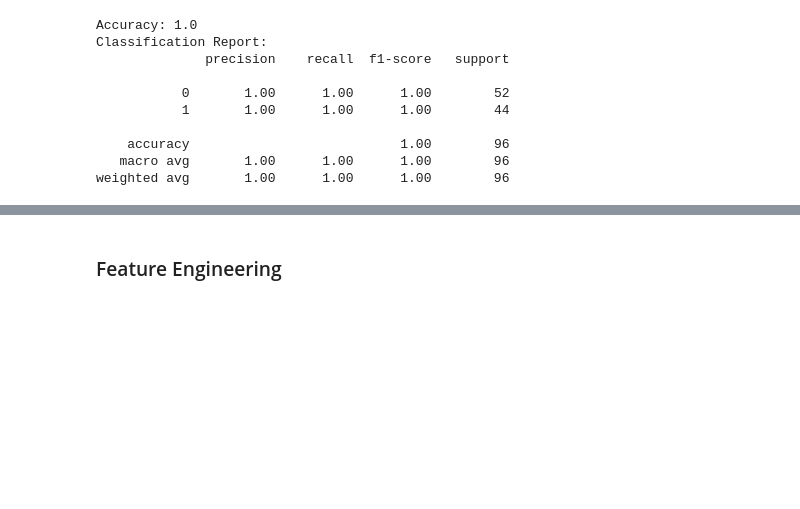
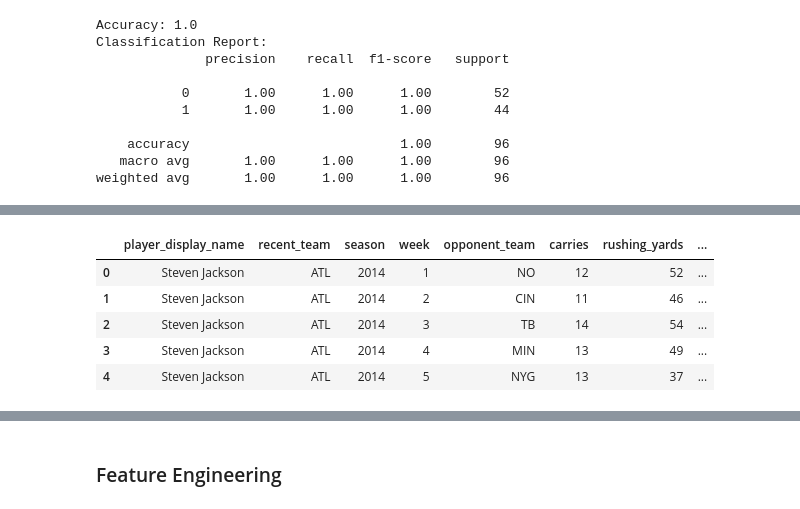
Before and after one commit to DBAfox/Team-USA-Football, a Jupyter notebook: NFL Dream Team.ipynb, the cells around one changed output, grey strips where cells are left out. Cells and saved outputs as stored; diff of their text form; code cells hidden in the pictures; blank space fills up the shorter version.

```diff
--- a/NFL Dream Team.ipynb
+++ b/NFL Dream Team.ipynb
@@ -293,0 +297,10 @@ weighted avg       1.00      1.00      1.00        96
+# %%
+#now lets move back to the offense and seperate by position for our 3 analyses
+# Filter for quarterbacks
+qbs_df = stats_df[stats_df['position'] == 'QB']
+
+# Filter for rushers (RBs and FBs)
+rushers_df = stats_df[stats_df['position'].isin(['RB', 'FB', 'HB'])]
+
+# Filter for receivers (WRs and TEs)
+receivers_df = stats_df[stats_df['position'].isin(['WR', 'TE'])]
@@ -293,0 +436,53 @@ weighted avg       1.00      1.00      1.00        96
+# %%
+rushers_df = rushers_df.drop(columns= ['player_id',
+                                       'player_name',
+                                       'position',
+                                       'position_group',
+                                       'headshot_url',
+                                       'season_type',
+                                       'passing_epa',
+                                       'pacr',
+                                       'dakota',
+                                       'completions',
+                                       'attempts',
+                                       'passing_yards',
+                                       'passing_tds',
+                                       'interceptions',
+                                       'sacks',
+                                       'sack_yards',
+                                       'sack_fumbles',
+                                       'sack_fumbles_lost',
+                                       'passing_air_yards',
+                                       'passing_yards_after_catch',
+                                       'passing_first_downs',
+                                       'passing_epa',
+                                       'passing_2pt_conversions',
+                                       'rushing_epa',
+                                       'receptions',
+                                       'targets',
+                                       'receiving_yards',
+                                       'receiving_tds',
+                                       'receiving_fumbles',
+                                       'receiving_fumbles_lost',
+                                       'receiving_air_yards',
+                                       'receiving_yards_after_catch',
+                                       'receiving_first_downs',
+                                       'receiving_epa',
+                                       'receiving_2pt_conversions',
+                                       'racr',
+                                       'target_share',
+                                       'air_yards_share',
+                                       'wopr',
+                                       'special_teams_tds',
+                                       'fantasy_points',
+                                       'fantasy_points_ppr'
+                                      ]).reset_index(drop=True)
+
+rushers_df.head()
+# %% [output]
+|  | player_display_name | recent_team | season | week | opponent_team | carries | rushing_yards | ... |
+| 0 | Steven Jackson | ATL | 2014 | 1 | NO | 12 | 52 | ... |
+| 1 | Steven Jackson | ATL | 2014 | 2 | CIN | 11 | 46 | ... |
+| 2 | Steven Jackson | ATL | 2014 | 3 | TB | 14 | 54 | ... |
+| 3 | Steven Jackson | ATL | 2014 | 4 | MIN | 13 | 49 | ... |
+| 4 | Steven Jackson | ATL | 2014 | 5 | NYG | 13 | 37 | ... |
```
Also changed, not shown: parts of 19 cells of this notebook.
